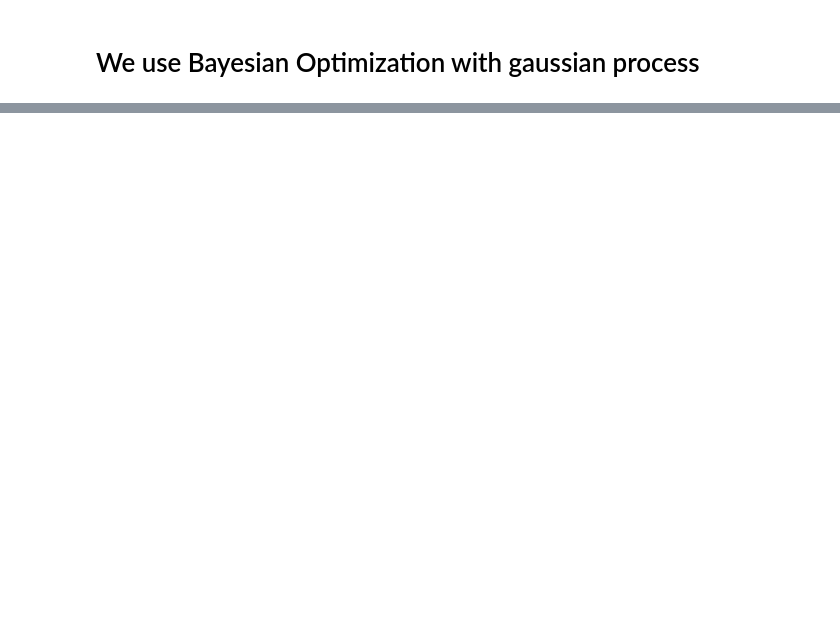
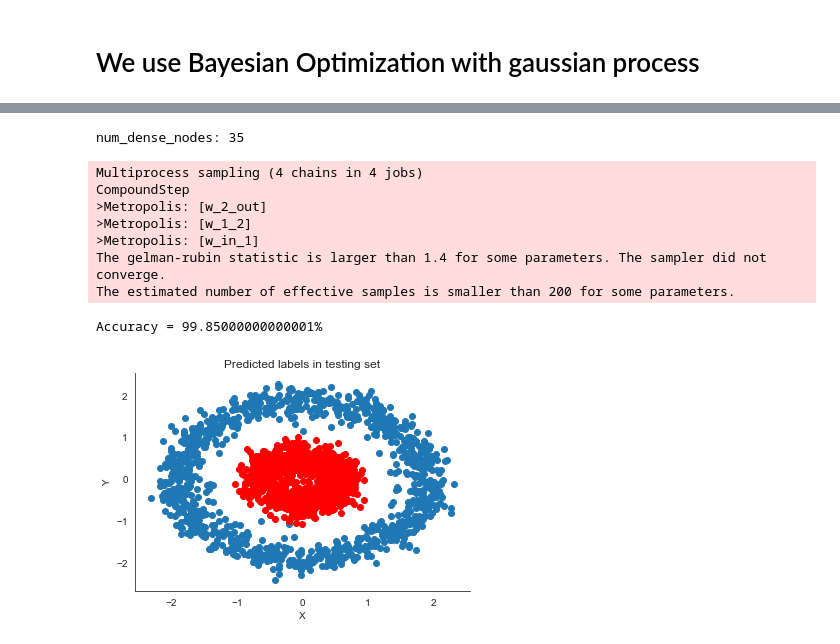
Before and after one commit to soulforger0/GPopt_4_Bayesian_NN, a Jupyter notebook: GPopt_4_BayesianNN.ipynb, the cells around one changed output, grey strips where cells are left out. Saved outputs shown, nothing was run; the diff lists cells and outputs as text; code cells hidden in the pictures; blank space fills up the shorter version.

```diff
--- a/GPopt_4_BayesianNN.ipynb
+++ b/GPopt_4_BayesianNN.ipynb
@@ -230,0 +289,24 @@ Text(0.5,1,'Result')
+# %%
+# test a bayesian NN with hand pick paranmeter
+fitness(x=[35])
+
+
+# reset all history and best accuracy
+best_accuracy = 0.0
+
+# keep a list of tried parameter
+parameter_hist = []
+
+# keep a list of accuracy hist
+acc_hist = []
+# %% [output]
+num_dense_nodes: 35
+Multiprocess sampling (4 chains in 4 jobs)
+CompoundStep
+>Metropolis: [w_2_out]
+>Metropolis: [w_1_2]
+>Metropolis: [w_in_1]
+The gelman-rubin statistic is larger than 1.4 for some parameters. The sampler did not converge.
+The estimated number of effective samples is smaller than 200 for some parameters.
+Accuracy = 99.85000000000001%
+[figure, added]
```
Also changed, not shown: parts of 21 cells of this notebook.
